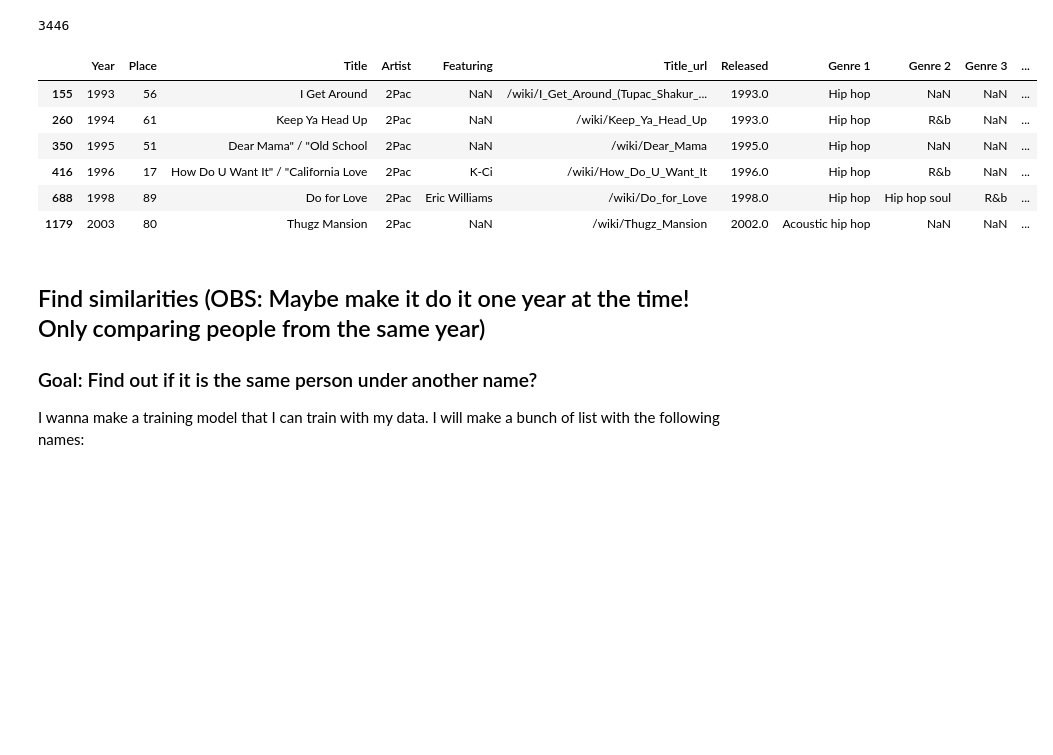
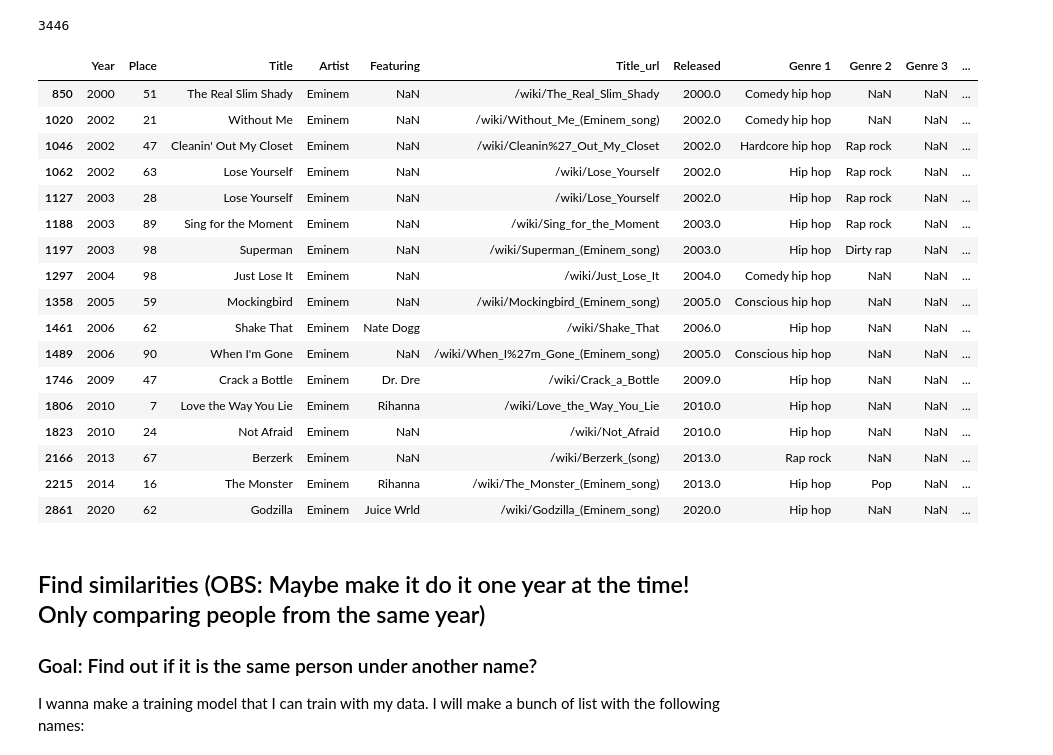
Before and after one commit to JonasRex/JupyterLab_My_Notebooks, a Jupyter notebook: ExamsProject/Artist Data.ipynb, the cells around one changed output. Drawn from its saved outputs; the diff is of its cells as text; code cells hidden in the pictures; blank space fills up the shorter version.

```diff
--- a/ExamsProject/Artist Data.ipynb
+++ b/ExamsProject/Artist Data.ipynb
@@ -35,16 +35,27 @@ len(all_people)
 # %% [output]
 3446
 # %%
-df[df['Artist'] == '2Pac']
-#df[df['Writer 1'] == 'Matt Thomas']
+df[df['Artist'] == 'Eminem']
+#df[df['Writer 1'] == 'Onika Maraj']
 # %% [output]
 |  | Year | Place | Title | Artist | Featuring | Title_url | Released | Genre 1 | Genre 2 | Genre 3 | ... |
-| 155 | 1993 | 56 | I Get Around | 2Pac | NaN | /wiki/I_Get_Around_(Tupac_Shakur_... | 1993.0 | Hip hop | NaN | NaN | ... |
-| 260 | 1994 | 61 | Keep Ya Head Up | 2Pac | NaN | /wiki/Keep_Ya_Head_Up | 1993.0 | Hip hop | R&b | NaN | ... |
-| 350 | 1995 | 51 | Dear Mama" / "Old School | 2Pac | NaN | /wiki/Dear_Mama | 1995.0 | Hip hop | NaN | NaN | ... |
-| 416 | 1996 | 17 | How Do U Want It" / "California Love | 2Pac | K-Ci | /wiki/How_Do_U_Want_It | 1996.0 | Hip hop | R&b | NaN | ... |
-| 688 | 1998 | 89 | Do for Love | 2Pac | Eric Williams | /wiki/Do_for_Love | 1998.0 | Hip hop | Hip hop soul | R&b | ... |
-| 1179 | 2003 | 80 | Thugz Mansion | 2Pac | NaN | /wiki/Thugz_Mansion | 2002.0 | Acoustic hip hop | NaN | NaN | ... |
+| 850 | 2000 | 51 | The Real Slim Shady | Eminem | NaN | /wiki/The_Real_Slim_Shady | 2000.0 | Comedy hip hop | NaN | NaN | ... |
+| 1020 | 2002 | 21 | Without Me | Eminem | NaN | /wiki/Without_Me_(Eminem_song) | 2002.0 | Comedy hip hop | NaN | NaN | ... |
+| 1046 | 2002 | 47 | Cleanin' Out My Closet | Eminem | NaN | /wiki/Cleanin%27_Out_My_Closet | 2002.0 | Hardcore hip hop | Rap rock | NaN | ... |
+| 1062 | 2002 | 63 | Lose Yourself | Eminem | NaN | /wiki/Lose_Yourself | 2002.0 | Hip hop | Rap rock | NaN | ... |
+| 1127 | 2003 | 28 | Lose Yourself | Eminem | NaN | /wiki/Lose_Yourself | 2002.0 | Hip hop | Rap rock | NaN | ... |
+| 1188 | 2003 | 89 | Sing for the Moment | Eminem | NaN | /wiki/Sing_for_the_Moment | 2003.0 | Hip hop | Rap rock | NaN | ... |
+| 1197 | 2003 | 98 | Superman | Eminem | NaN | /wiki/Superman_(Eminem_song) | 2003.0 | Hip hop | Dirty rap | NaN | ... |
+| 1297 | 2004 | 98 | Just Lose It | Eminem | NaN | /wiki/Just_Lose_It | 2004.0 | Comedy hip hop | NaN | NaN | ... |
+| 1358 | 2005 | 59 | Mockingbird | Eminem | NaN | /wiki/Mockingbird_(Eminem_song) | 2005.0 | Conscious hip hop | NaN | NaN | ... |
+| 1461 | 2006 | 62 | Shake That | Eminem | Nate Dogg | /wiki/Shake_That | 2006.0 | Hip hop | NaN | NaN | ... |
+| 1489 | 2006 | 90 | When I'm Gone | Eminem | NaN | /wiki/When_I%27m_Gone_(Eminem_song) | 2005.0 | Conscious hip hop | NaN | NaN | ... |
+| 1746 | 2009 | 47 | Crack a Bottle | Eminem | Dr. Dre | /wiki/Crack_a_Bottle | 2009.0 | Hip hop | NaN | NaN | ... |
+| 1806 | 2010 | 7 | Love the Way You Lie | Eminem | Rihanna | /wiki/Love_the_Way_You_Lie | 2010.0 | Hip hop | NaN | NaN | ... |
+| 1823 | 2010 | 24 | Not Afraid | Eminem | NaN | /wiki/Not_Afraid | 2010.0 | Hip hop | NaN | NaN | ... |
+| 2166 | 2013 | 67 | Berzerk | Eminem | NaN | /wiki/Berzerk_(song) | 2013.0 | Rap rock | NaN | NaN | ... |
+| 2215 | 2014 | 16 | The Monster | Eminem | Rihanna | /wiki/The_Monster_(Eminem_song) | 2013.0 | Hip hop | Pop | NaN | ... |
+| 2861 | 2020 | 62 | Godzilla | Eminem | Juice Wrld | /wiki/Godzilla_(Eminem_song) | 2020.0 | Hip hop | NaN | NaN | ... |
 # %% [markdown]
 
 ## Find similarities  (OBS: Maybe make it do it one year at the time! Only comparing people from the same year)
```
Also changed, not shown: parts of 10 cells of this notebook, 3 other files.
